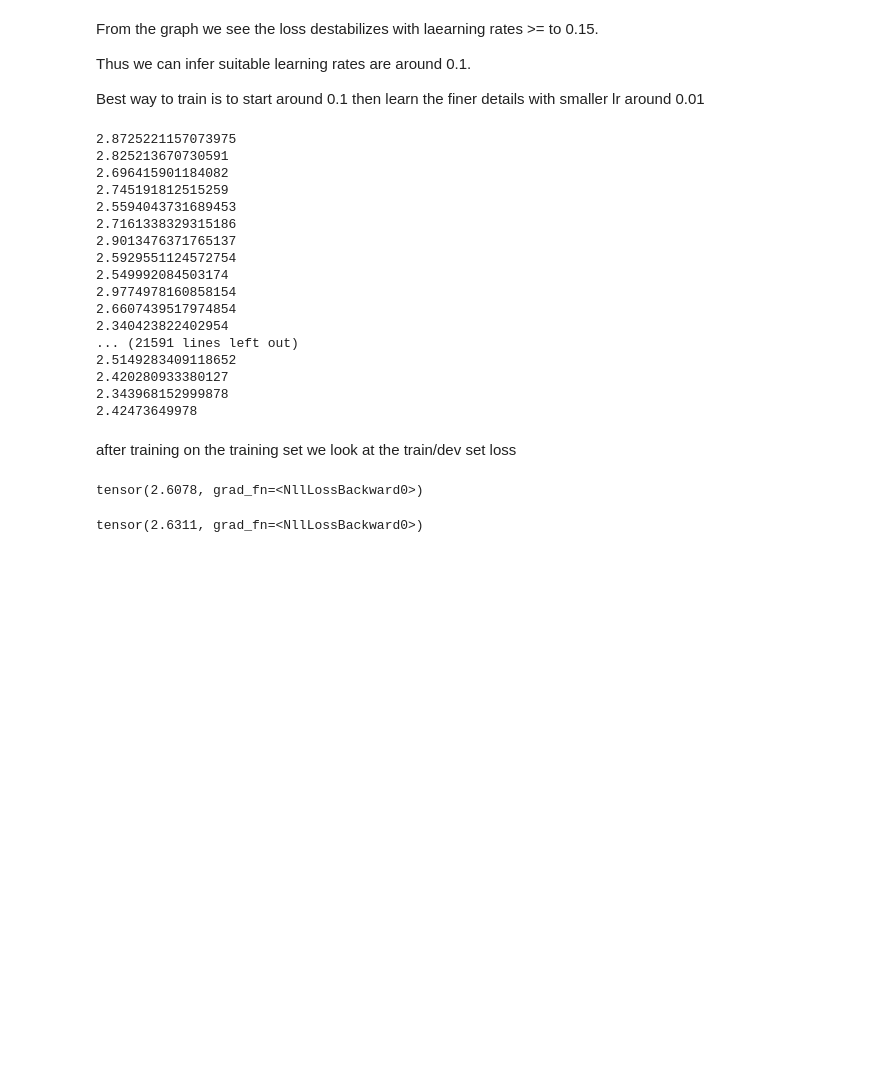
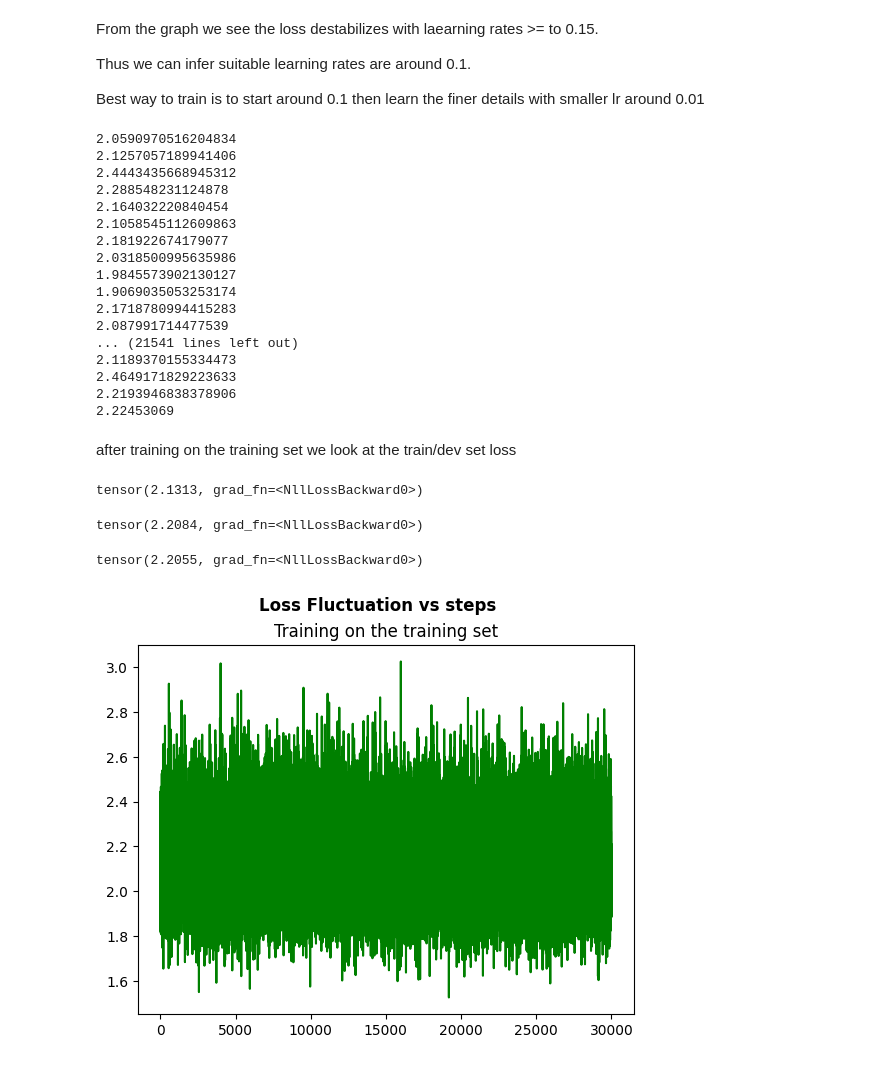
Before and after one commit to Dantun1/DanMakemore, a Jupyter notebook: makemore2.ipynb, the cells around one changed output. Drawn from its saved outputs; the diff is of its cells as text; code cells hidden in the pictures; blank space fills up the shorter version.

```diff
--- a/makemore2.ipynb
+++ b/makemore2.ipynb
@@ -271,9 +275,11 @@ Thus we can infer suitable learning rates are around 0.1.
 
 Best way to train is to start around 0.1 then learn the finer details with smaller lr around 0.01
 # %%
+losses = []
+steps = []
 for i in range(30000):
     # Forward pass
-    ix = torch.randint(0, Xtr.shape[0], (32,))
+    ix = torch.randint(0, Xtr.shape[0], (64,))
     #Only forward + backward the mini batch
     emb = C[Xtr[ix]]
     h = torch.tanh(emb.view(-1,N*CONTEXT_WINDOW) @ W1 + b1)
@@ -283,29 +289,30 @@ for i in range(30000):
     for p in parameters:
         p.grad = None
     loss.backward()
-    lr = 0.03 if i < 10000 else 0.01
+    lr = 0.01 if i < 10000 else 0.001
     for p in parameters:
         p.data -= p.grad * lr
+    steps.append(i)
     losses.append(loss.item())
     print(loss.item())
 # %% [output]
-2.8725221157073975
-2.825213670730591
-2.696415901184082
-2.745191812515259
-2.5594043731689453
-2.7161338329315186
-2.9013476371765137
-2.5929551124572754
-2.549992084503174
-2.9774978160858154
-2.6607439517974854
-2.340423822402954
-... (21591 lines left out)
-2.5149283409118652
-2.420280933380127
-2.343968152999878
-2.42473649978
+2.0590970516204834
+2.1257057189941406
+2.4443435668945312
+2.288548231124878
+2.164032220840454
+2.1058545112609863
+2.181922674179077
+2.0318500995635986
+1.9845573902130127
+1.9069035053253174
+2.1718780994415283
+2.087991714477539
+... (21541 lines left out)
+2.1189370155334473
+2.4649171829223633
+2.2193946838378906
+2.22453069
 # %% [markdown]
 after training on the training set we look at the train/dev set loss
 # %%
@@ -313,16 +320,31 @@ emb = C[Xtr]
 h = torch.tanh(emb.view(-1,N*CONTEXT_WINDOW) @ W1 + b1)
 logits = h @ W2 + b2
 loss = F.cross_entropy(logits, Ytr)
+loss
+# %% [output]
+tensor(2.1313, grad_fn=<NllLossBackward0>)
-# %%
-loss
-# %% [output]
-tensor(2.6078, grad_fn=<NllLossBackward0>)
 # %%
 emb = C[Xdev]
 h = torch.tanh(emb.view(-1,N*CONTEXT_WINDOW) @ W1 + b1)
 logits = h @ W2 + b2
 loss = F.cross_entropy(logits, Ydev)
+loss
+# %% [output]
+tensor(2.2084, grad_fn=<NllLossBackward0>)
-# %%
-loss
-# %% [output]
-tensor(2.6311, grad_fn=<NllLossBackward0>)
+# %%
+emb = C[Xte]
+h = torch.tanh(emb.view(-1,N*CONTEXT_WINDOW) @ W1 + b1)
+logits = h @ W2 + b2
+loss = F.cross_entropy(logits, Yte)
+loss
+# %% [output]
+tensor(2.2055, grad_fn=<NllLossBackward0>)
+# %%
+import matplotlib.pyplot as plt
+
+plt.plot(steps, losses, "g" )
+plt.suptitle("Loss Fluctuation vs steps", fontweight='bold')
+plt.title("Training on the training set")
+plt.show()
+# %% [output]
+[figure, added]
```
Also changed, not shown: parts of 17 cells of this notebook.
